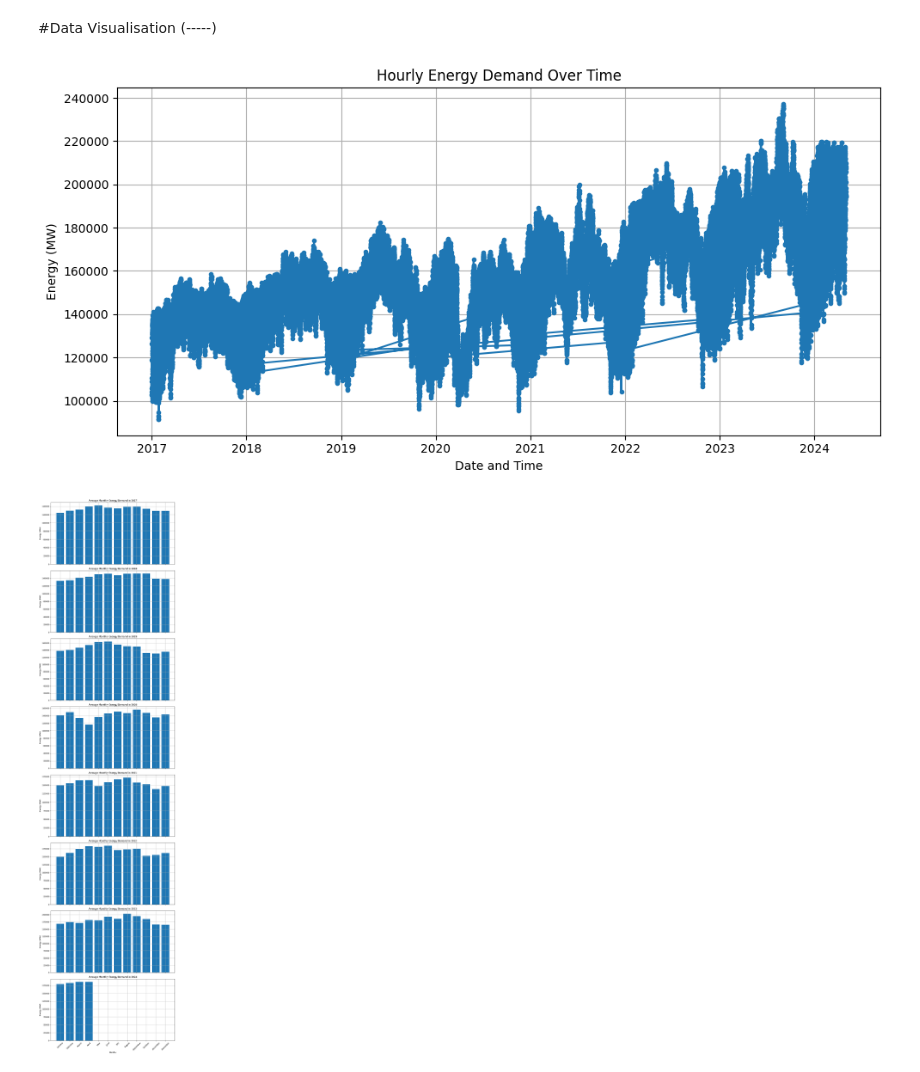
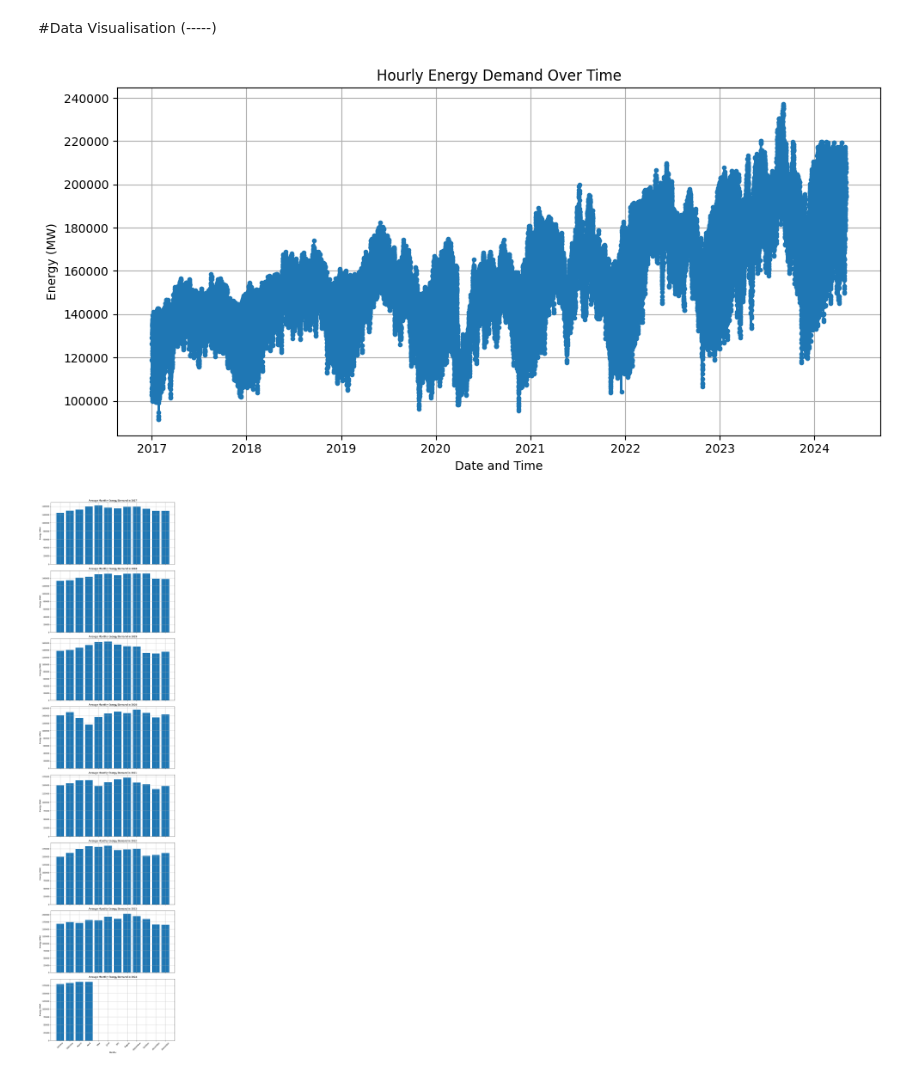
Before and after one commit to Sandeep-4469/ML_Project, a Jupyter notebook: The_Matrix_OG.ipynb, the cells around one changed output. Drawn from its saved outputs; the diff is of its cells as text; code cells hidden in the pictures.

```diff
--- a/The_Matrix_OG.ipynb
+++ b/The_Matrix_OG.ipynb
@@ -163,16 +163,16 @@ The Datetime column is now sorted in ascending order.
 # %%
 import matplotlib.pyplot as plt
 
 plt.figure(figsize=(10, 5))
-plt.plot(data['Datetime'], data['energy'],marker='.')
+plt.plot(data_sorted['Datetime'], data_sorted['energy'],marker='.')
 plt.title('Hourly Energy Demand Over Time')
 plt.xlabel('Date and Time')
 plt.ylabel('Energy (MW)')
 plt.grid()
 plt.tight_layout()
 plt.show()
 # %% [output]
-[figure, old version]
+[figure, new version]
 # %%
 unique_years = list(data['year'].unique())
 unique_years.sort()
```
Also changed, not shown: parts of 15 cells of this notebook.
